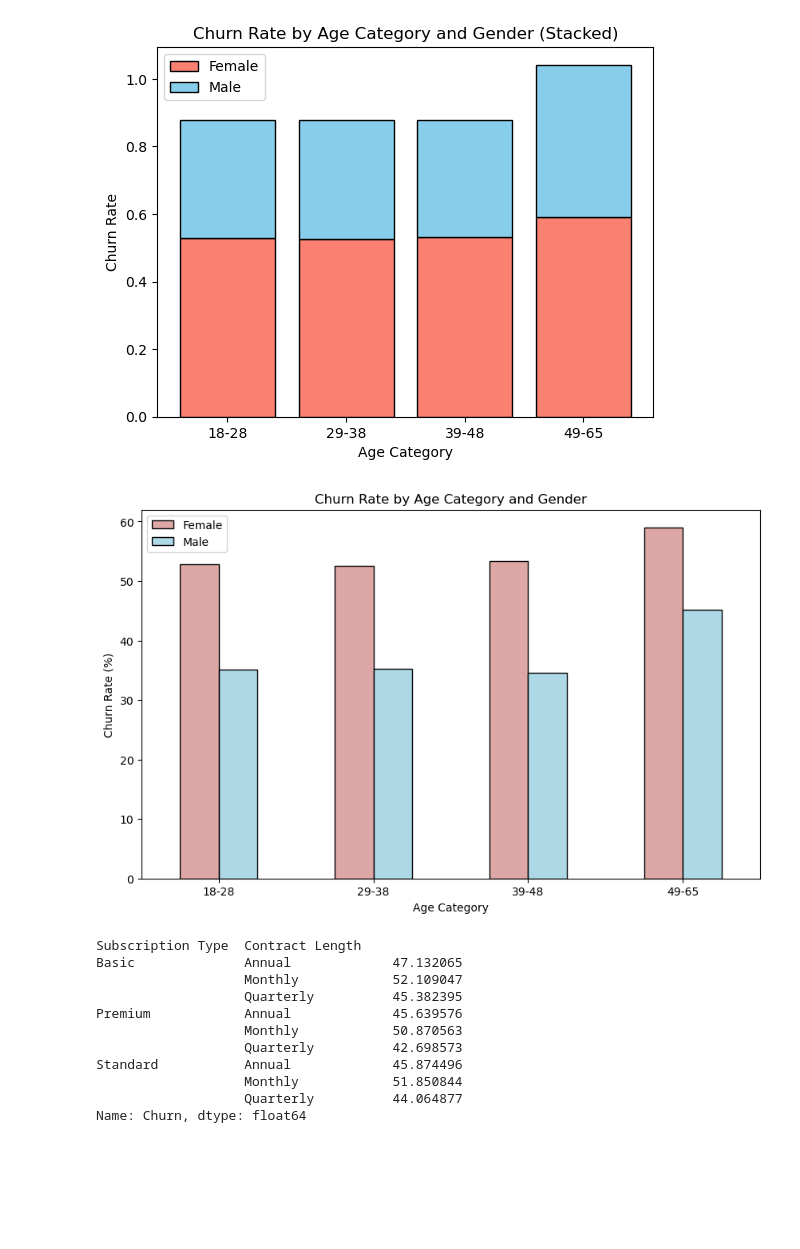
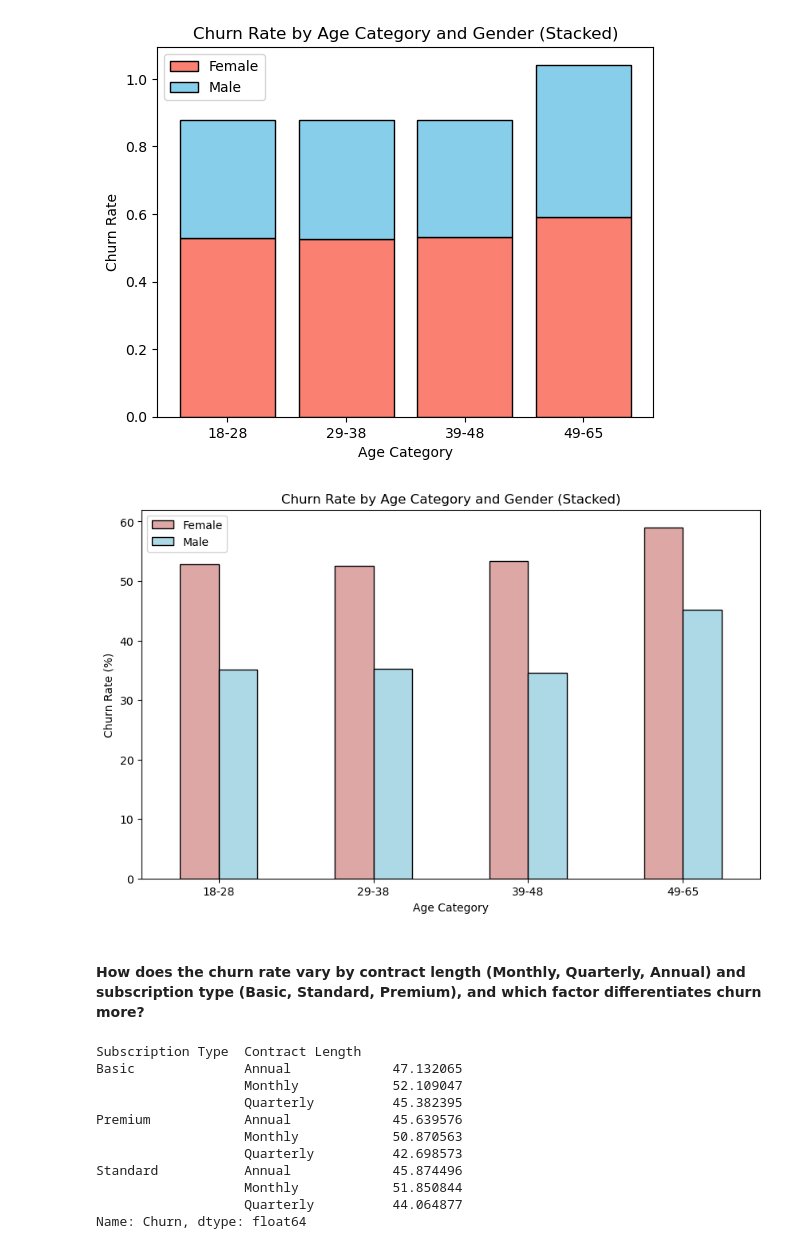
Before and after one commit to noortaqi77-bit/Customer-churn-, a Jupyter notebook: customer_churn_project2.ipynb, the cells around one changed output. Cells and saved outputs as stored; diff of their text form; code cells hidden in the pictures; blank space fills up the shorter version.

```diff
--- a/customer_churn_project2.ipynb
+++ b/customer_churn_project2.ipynb
@@ -168,16 +196,17 @@ plt.show()
 # %% [output]
 [figure]
 # %%
-combined = pd.DataFrame({'Female': female_data*100, 'Male': male_data*100})
-combined.plot(kind='bar', color=['#DDA7A5', 'lightblue'], edgecolor='black', figsize=(10,6))
-
-plt.title('Churn Rate by Age Category and Gender')
-plt.xlabel('Age Category')
-plt.ylabel('Churn Rate (%)')
+combined = pd.DataFrame({"Female": female_data*100, "Male": male_data*100})
+combined.plot(kind="bar", color=['#DDA7A5', 'lightblue'], edgecolor="black", figsize=(10,6))
+plt.title("Churn Rate by Age Category and Gender (Stacked)")
+plt.xlabel("Age Category")
+plt.ylabel("Churn Rate (%)")
 plt.xticks(rotation=0)
 plt.show()
 # %% [output]
-[figure, old version]
+[figure, new version]
+# %% [markdown]
+#### How does the churn rate vary by contract length (Monthly, Quarterly, Annual) and subscription type (Basic, Standard, Premium), and which factor differentiates churn more?
 # %%
 sub=customer_churn.groupby(["Subscription Type","Contract Length"])["Churn"].mean()*100
 sub
```
Also changed, not shown: parts of 17 cells of this notebook.
